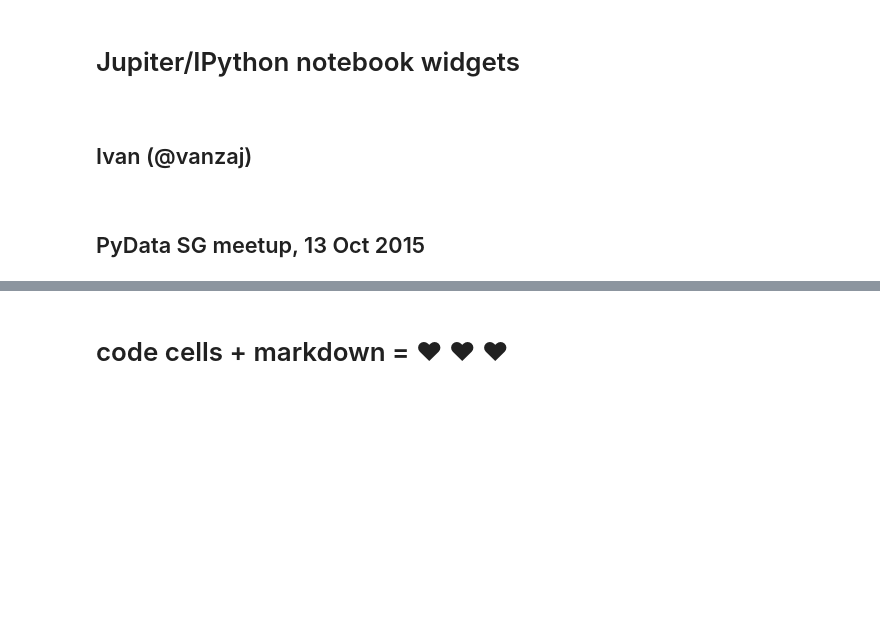
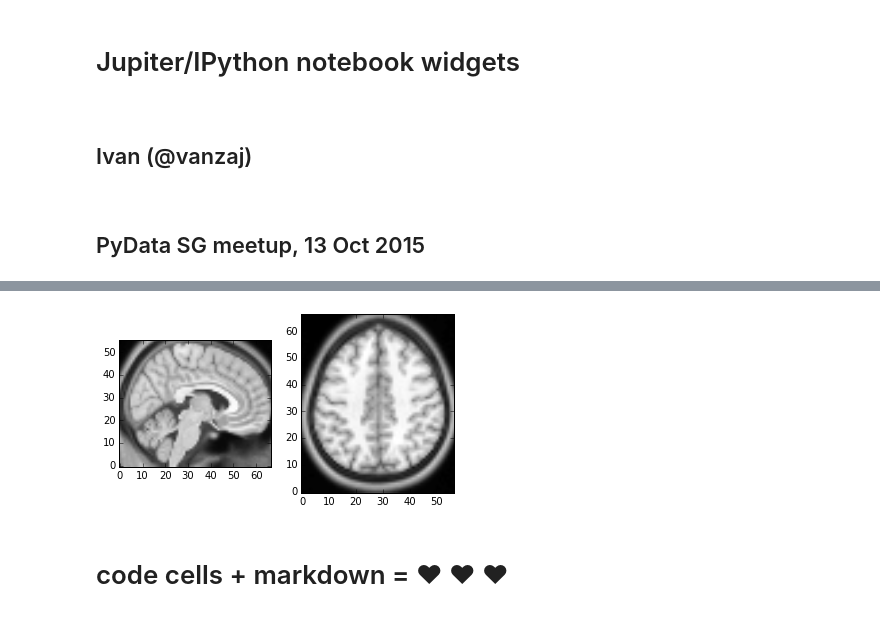
Before and after one commit to vanzaj/pytalks, a Jupyter notebook: 20151011_PyDataSG_ipywdg/ipywdg.ipynb, the cells around one changed output, grey strips where cells are left out. Cells and saved outputs as stored; diff of their text form; code cells hidden in the pictures; blank space fills up the shorter version.

```diff
--- a/20151011_PyDataSG_ipywdg/ipywdg.ipynb
+++ b/20151011_PyDataSG_ipywdg/ipywdg.ipynb
@@ -12,3 +50,9 @@
+# %%
+Nx, Ny, Nz = data.shape
+
+wdg.interact(show_vol, axe1=(0, Nx-1), axe2=(0, Nz-1))
+# %% [output]
+[figure, added]
 # %% [markdown]
 # code cells + markdown = ❤ ❤ ❤
 # %%
```
Also changed, not shown: parts of 21 cells of this notebook.
